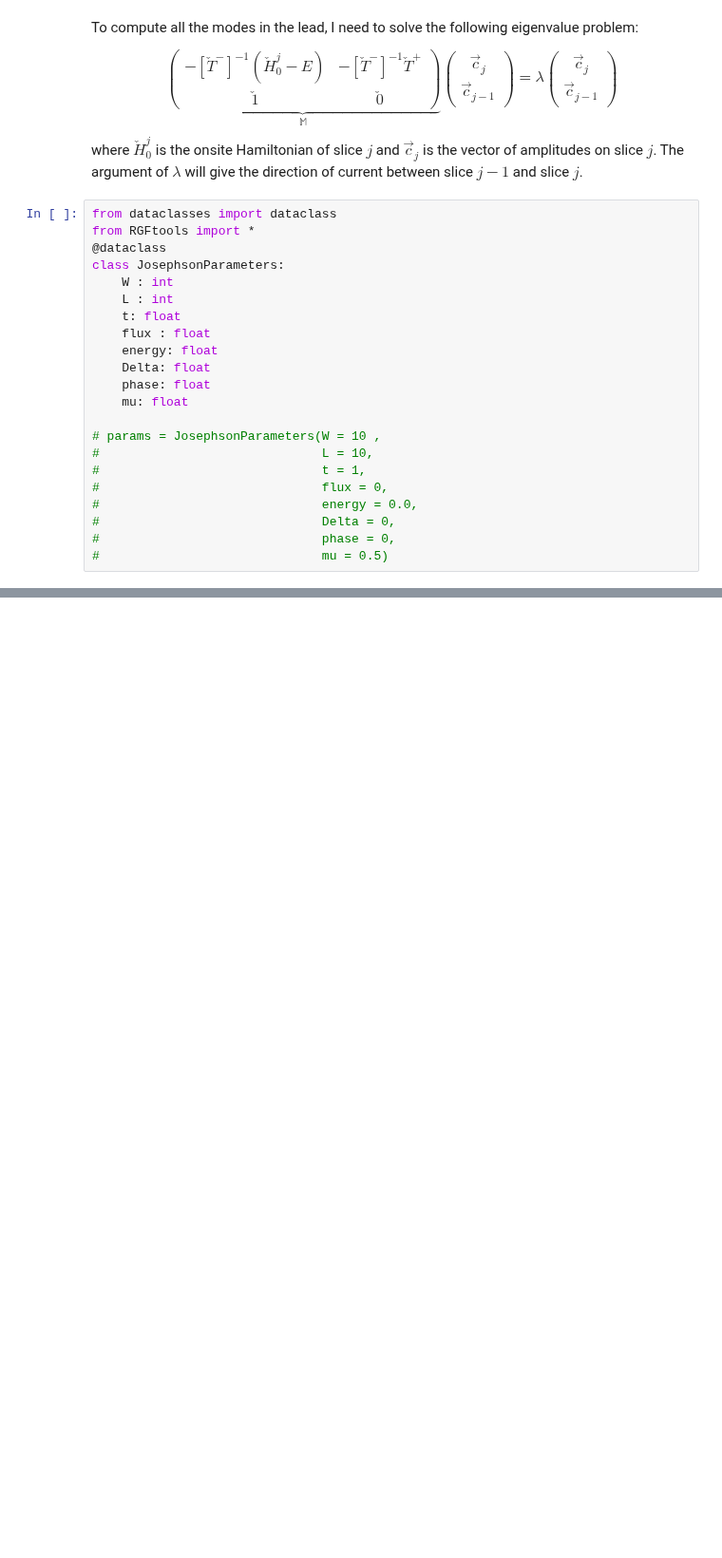
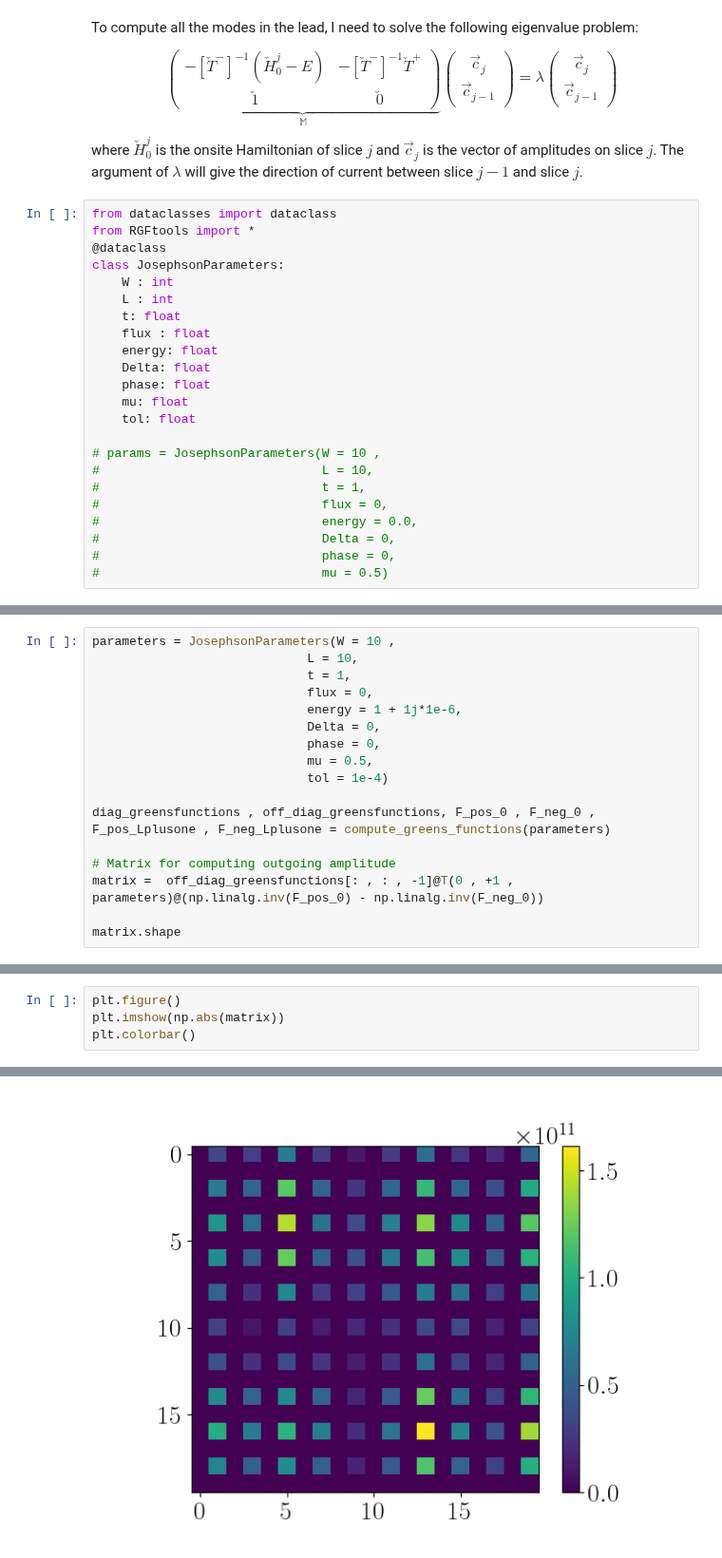
Before and after one commit to krishtoffel99/Josephson-Investigations-Old, a Jupyter notebook: Josephson effect and Supercurrents/DC_SNS_numerics.ipynb, the cells around one changed output, grey strips where cells are left out. Shown at 95% size. Cells and saved outputs as stored; diff of their text form; blank space fills up the shorter version.

Commit message:
Minor changes to RGFtools Repurposed notebook to test more basic properties of the greens functions.

```diff
--- a/Josephson effect and Supercurrents/DC_SNS_numerics.ipynb
+++ b/Josephson effect and Supercurrents/DC_SNS_numerics.ipynb
@@ -57,6 +54,7 @@ class JosephsonParameters:
     Delta: float
     phase: float
     mu: float
+    tol: float
 
 # params = JosephsonParameters(W = 10 ,
 #                              L = 10,
@@ -216,0 +132,17 @@ for i in range(1 , 10):
+# %%
+parameters = JosephsonParameters(W = 10 ,
+                             L = 10,
+                             t = 1,
+                             flux = 0,
+                             energy = 1 + 1j*1e-6,
+                             Delta = 0,
+                             phase = 0,
+                             mu = 0.5,
+                             tol = 1e-4)
+
+diag_greensfunctions , off_diag_greensfunctions, F_pos_0 , F_neg_0 , F_pos_Lplusone , F_neg_Lplusone = compute_greens_functions(parameters)
+
+# Matrix for computing outgoing amplitude
+matrix =  off_diag_greensfunctions[: , : , -1]@T(0 , +1 , parameters)@(np.linalg.inv(F_pos_0) - np.linalg.inv(F_neg_0))
+
+matrix.shape
@@ -216,0 +153,5 @@ for i in range(1 , 10):
+# %%
+plt.figure()
+plt.imshow(np.abs(matrix))
+plt.colorbar()
+# %% [output]
@@ -216,0 +159 @@ for i in range(1 , 10):
+[figure, added]
```
Also changed, not shown: parts of 14 cells of this notebook, 1 other file.
